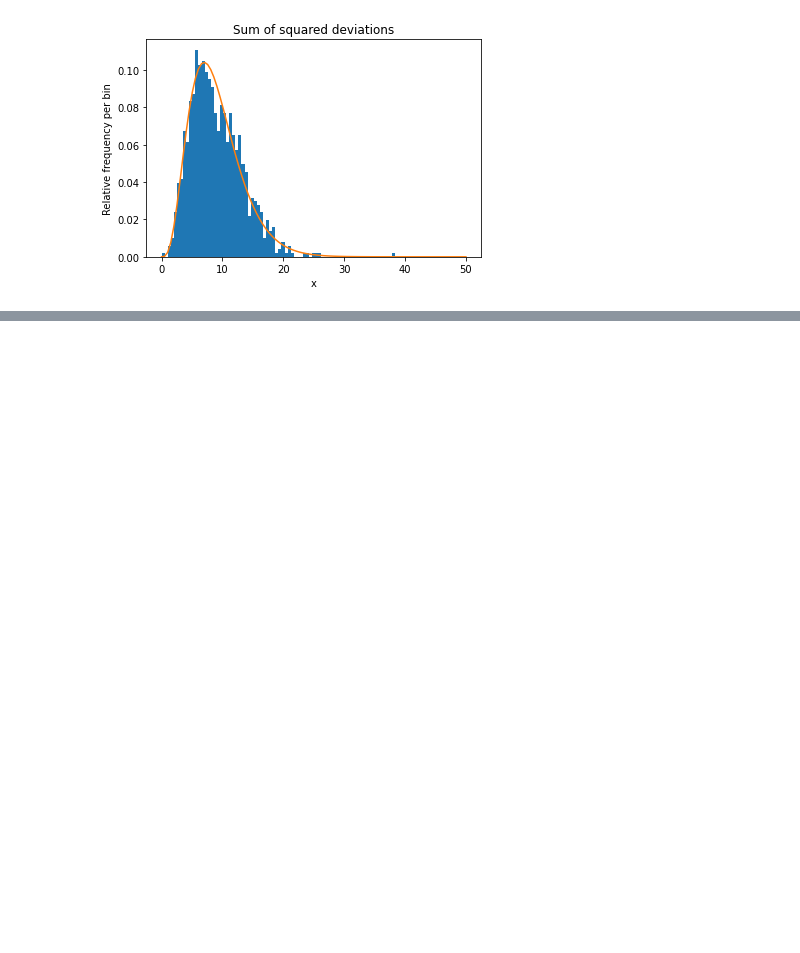
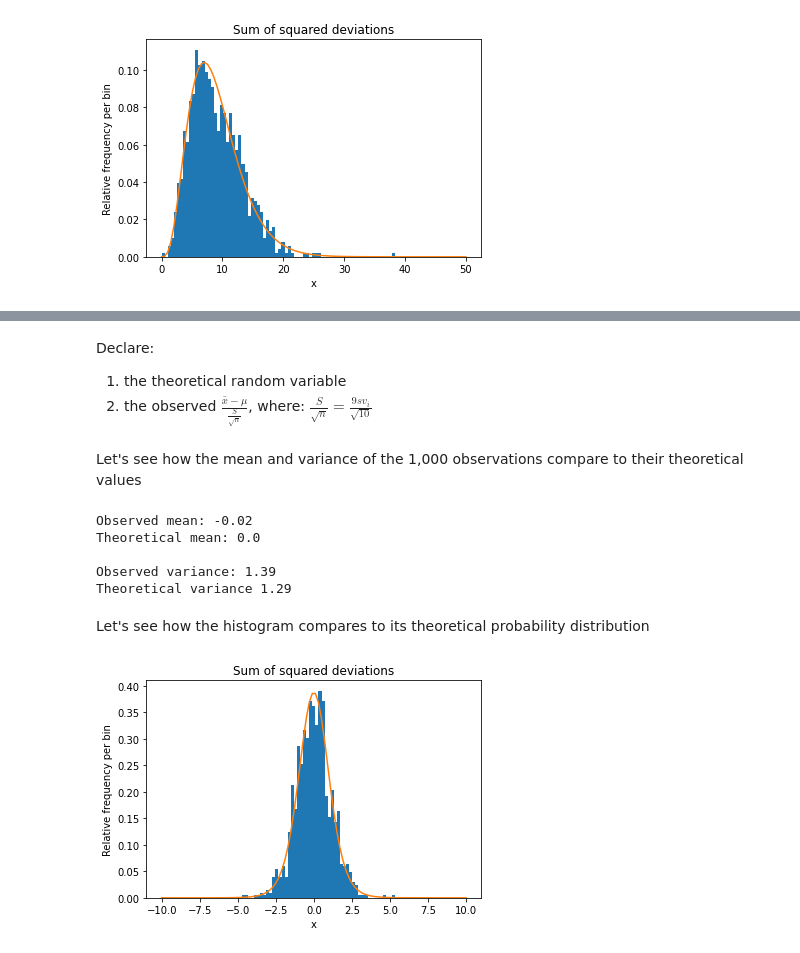
Before and after one commit to ArturoSbr/statistics-in-python, a Jupyter notebook: 2_sample_mean_variance.ipynb, the cells around one changed output, grey strips where cells are left out. Drawn from its saved outputs; the diff is of its cells as text; code cells hidden in the pictures; blank space fills up the shorter version.

Commit message:
Added t statistic

```diff
--- a/2_sample_mean_variance.ipynb
+++ b/2_sample_mean_variance.ipynb
@@ -208,0 +216,40 @@ plt.show()
+# %% [markdown]
+Declare:
+
+1. the theoretical random variable
+2. the observed ${\frac{\bar{x}-\mu}{\frac{S}{\sqrt{n}}}}$, where: $\frac{S}{\sqrt{n}} = \frac{9 sv_i}{\sqrt{10}}$
+# %%
+# Declare the theoretical chi-square distribution
+T = t(df=(n - 1))
+# Observed t statistics
+est = np.multiply(np.array(sm) - mu_X, np.power(np.array(sv) * (n - 1) / n, 0.5))
+# %% [markdown]
+Let's see how the mean and variance of the 1,000 observations compare to their theoretical values
+# %%
+print('Observed mean:', round(np.mean(est), 2))
+print('Theoretical mean:', T.stats('m'))
+print('\nObserved variance:', round(np.var(est), 2))
+print('Theoretical variance', round(T.stats('v').item(), 2))
+# %% [output]
+Observed mean: -0.02
+Theoretical mean: 0.0
+
+Observed variance: 1.39
+Theoretical variance 1.29
+# %% [markdown]
+Let's see how the histogram compares to its theoretical probability distribution
+# %%
+# Set x-axis
+x_ax = np.linspace(start=-10, stop=10, num=100, endpoint=True)
+# Plot histogram of observed sample variances
+plt.hist(est, bins=x_ax, density=True, label='Observed frequency distribution')
+# Plot theoretical PDF
+plt.plot(x_ax, T.pdf(x=x_ax), label='Theoretical probability distribution')
+# Styling
+plt.title('Sum of squared deviations')
+plt.xlabel('x')
+plt.ylabel('Relative frequency per bin')
+# Show
+plt.show()
+# %% [output]
+[figure, added]
```
Also changed, not shown: parts of 3 cells of this notebook.
